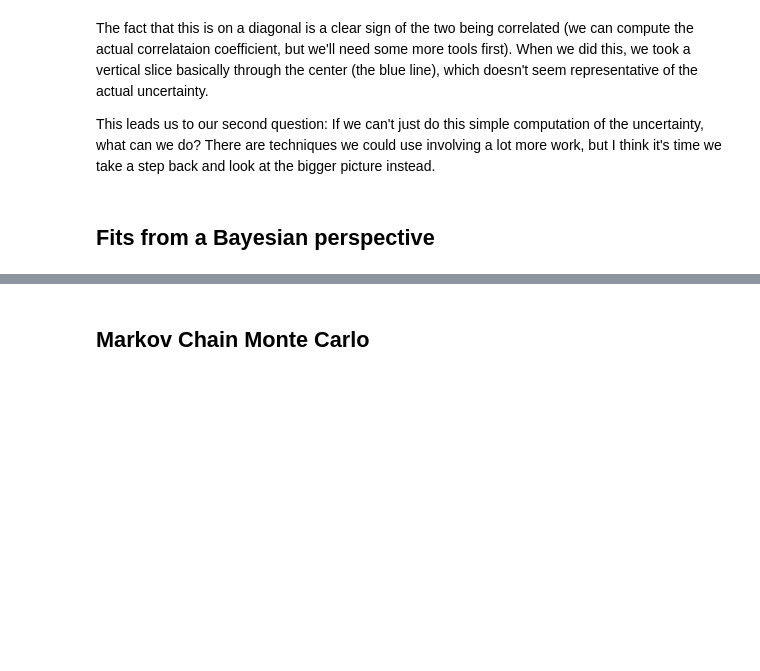
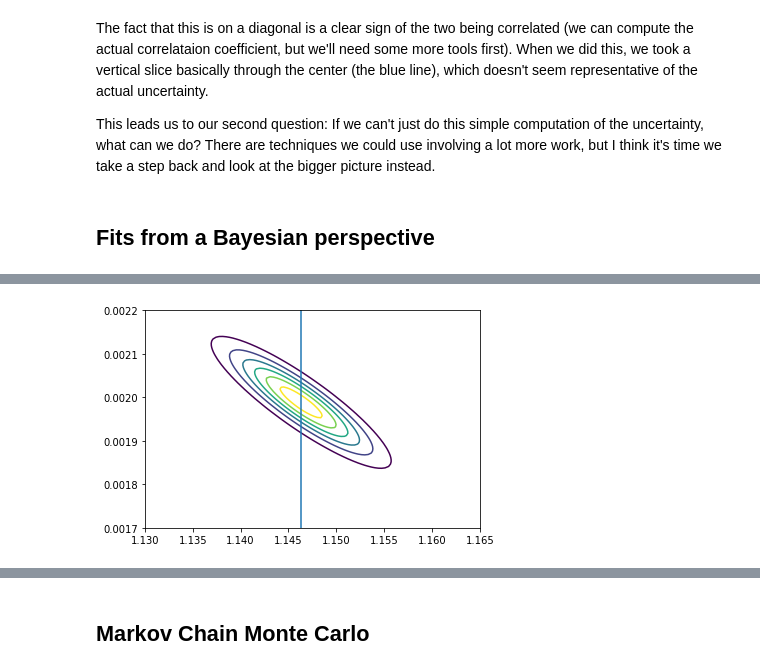
Before and after one commit to Cisneros-Galaxy/RCFM, a Jupyter notebook: rich_docs/Malleus.ipynb, the cells around one changed output, grey strips where cells are left out. Cells and saved outputs as stored; diff of their text form; code cells hidden in the pictures; blank space fills up the shorter version.

```diff
--- a/rich_docs/Malleus.ipynb
+++ b/rich_docs/Malleus.ipynb
@@ -446,3 +482,24 @@ plt.axvline(x=L0)
+# %%
+d_alpha = (0.0022 - 0.0017) / 100
+d_L0 = (1.165 - 1.13) / 100
+dEdalpha2 = (error_fun([L0, alpha + 2*d_alpha]) - 2*error_fun([L0, alpha]) + error_fun([L0, alpha - 2*d_alpha])) / (4*d_alpha*d_alpha)
+dEdL02 = (error_fun([L0 + 2*d_L0, alpha]) - 2*error_fun([L0, alpha]) + error_fun([L0 - 2*d_L0, alpha])) / (4*d_L0*d_L0)
+dEdL0dalpha = (error_fun([L0 + d_L0, alpha + d_alpha]) - error_fun([L0 + d_L0, alpha - d_alpha]) - error_fun([L0 - d_L0, alpha + d_alpha]) + error_fun([L0 - d_L0, alpha - d_alpha])) / (4*d_alpha*d_L0)
+
+def Gauss2D(x):
+    dalpha = x[1]-alpha
+    dL0 = x[0] - L0
+    return np.exp(-0.5*(dEdalpha2*dalpha*dalpha + 2*dEdL0dalpha*dL0*dalpha + dEdL02*dL0*dL0))
+
+#Let's plot it and make sure it's the same
+alphas = np.linspace(0.0017,0.0022,100)
+Ls = np.linspace(1.13,1.165,100)
+[X,Y] = np.meshgrid(Ls,alphas)
+Z = np.apply_along_axis(lambda x: Gauss2D(x), -1, np.stack([X,Y],axis=-1))
+plt.contour(X,Y,Z)
+plt.axvline(x=L0);
+# %% [output]
+[figure, added]
 # %% [markdown]
 Ok, we got in to the weeds a bit there.  The important thing was that our probability is just $\exp(-E)$, and that we can Taylor expand $E$ to quadratic order to get a normal-like distribution near the minimum.  Also, we see that just doing this for each variable separately is not sufficient, since a full multi-dimensional Gaussian has more parameters than that.
 
```
Also changed, not shown: parts of 12 cells of this notebook.
